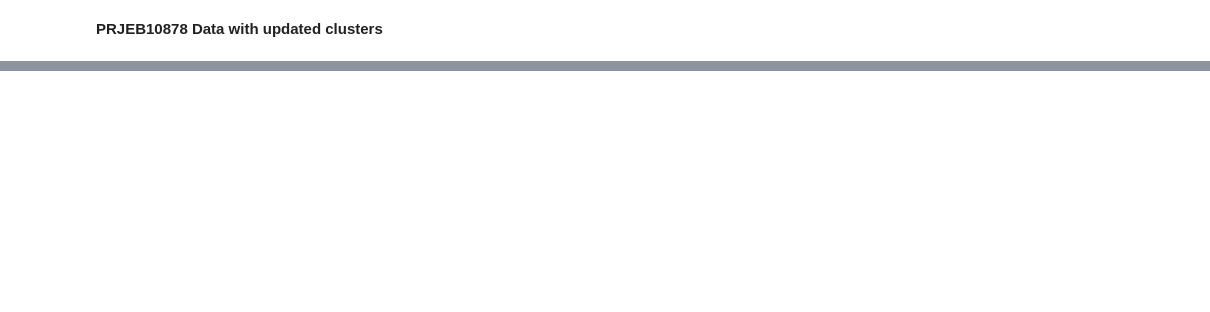
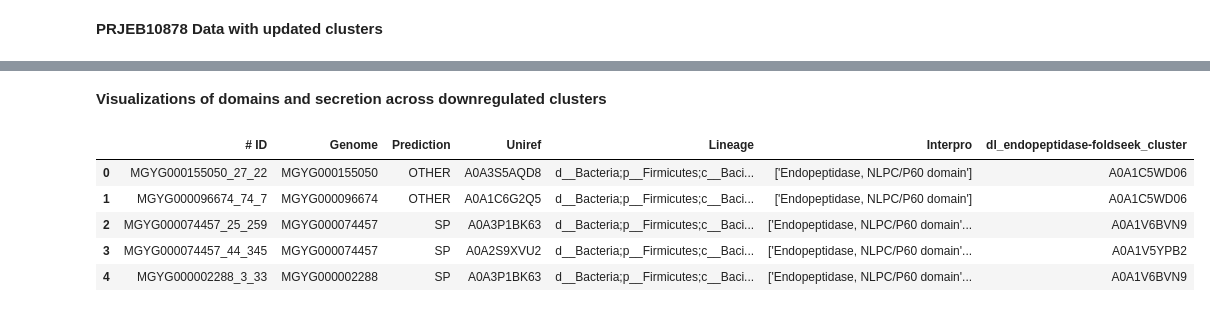
Before and after one commit to oliverdesa/Clustering_Metagenomics, a Jupyter notebook: src/clustering/figure_generation.ipynb, the cells around one changed output, grey strips where cells are left out. Cells and saved outputs as stored; diff of their text form; code cells hidden in the pictures; blank space fills up the shorter version.

Commit message:
Update figure_generation.ipynb
Working on code to generate domain figures

```diff
--- a/src/clustering/figure_generation.ipynb
+++ b/src/clustering/figure_generation.ipynb
@@ -219,0 +176,16 @@ See the caveats in the documentation: https://pandas.pydata.org/pandas-docs/stab
+# %% [markdown]
+**Visualizations of domains and secretion across downregulated clusters**
+# %%
+cluster_info = pd.read_csv('plotting_script/data/cluster_info.tsv', sep='\t')
+
+protein_info = pd.read_csv('plotting_script/data/merged_info.tsv', sep='\t')
+
+# display(cluster_info.head())
+display(protein_info.head())
+# %% [output]
+|  | # ID | Genome | Prediction | Uniref | Lineage | Interpro | dl_endopeptidase-foldseek_cluster |
+| 0 | MGYG000155050_27_22 | MGYG000155050 | OTHER | A0A3S5AQD8 | d__Bacteria;p__Firmicutes;c__Baci... | ['Endopeptidase, NLPC/P60 domain'] | A0A1C5WD06 |
+| 1 | MGYG000096674_74_7 | MGYG000096674 | OTHER | A0A1C6G2Q5 | d__Bacteria;p__Firmicutes;c__Baci... | ['Endopeptidase, NLPC/P60 domain'] | A0A1C5WD06 |
+| 2 | MGYG000074457_25_259 | MGYG000074457 | SP | A0A3P1BK63 | d__Bacteria;p__Firmicutes;c__Baci... | ['Endopeptidase, NLPC/P60 domain'... | A0A1V6BVN9 |
+| 3 | MGYG000074457_44_345 | MGYG000074457 | SP | A0A2S9XVU2 | d__Bacteria;p__Firmicutes;c__Baci... | ['Endopeptidase, NLPC/P60 domain'... | A0A1V5YPB2 |
+| 4 | MGYG000002288_3_33 | MGYG000002288 | SP | A0A3P1BK63 | d__Bacteria;p__Firmicutes;c__Baci... | ['Endopeptidase, NLPC/P60 domain'... | A0A1V6BVN9 |
```
Also changed, not shown: parts of 10 cells of this notebook.
